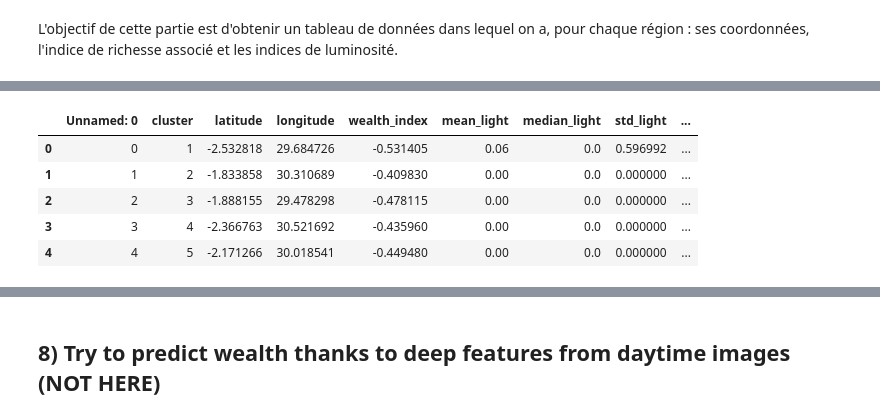
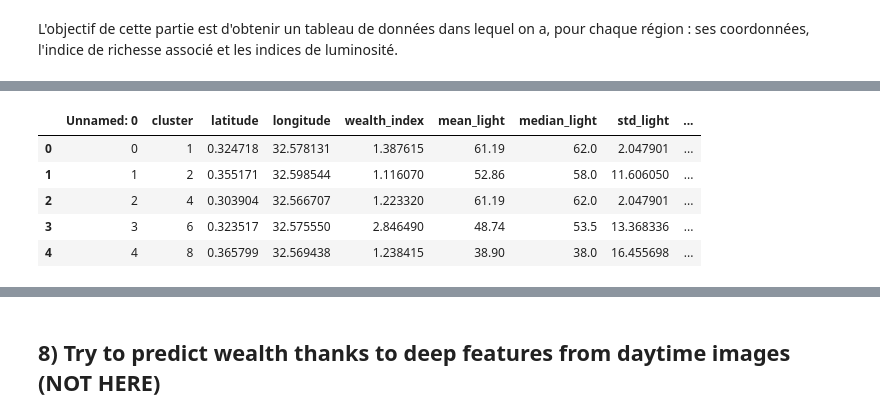
Before and after one commit to ridouaneg/Predict-poverty-from-space, a Jupyter notebook: 1_data_survey_nightlight.ipynb, the cells around one changed output, grey strips where cells are left out. Saved outputs shown, nothing was run; the diff lists cells and outputs as text; code cells hidden in the pictures.

```diff
--- a/1_data_survey_nightlight.ipynb
+++ b/1_data_survey_nightlight.ipynb
@@ -253,10 +238,10 @@ wealth_geo_light_merge.to_csv('./data/rwanda')
 # %%
-df_rwanda = pd.read_csv('./data/rwanda')
-df_rwanda.head()
+df_malawi = pd.read_csv('./data/uganda')
+df_malawi.head()
 # %% [output]
 |  | Unnamed: 0 | cluster | latitude | longitude | wealth_index | mean_light | median_light | std_light | ... |
-| 0 | 0 | 1 | -2.532818 | 29.684726 | -0.531405 | 0.06 | 0.0 | 0.596992 | ... |
-| 1 | 1 | 2 | -1.833858 | 30.310689 | -0.409830 | 0.00 | 0.0 | 0.000000 | ... |
-| 2 | 2 | 3 | -1.888155 | 29.478298 | -0.478115 | 0.00 | 0.0 | 0.000000 | ... |
-| 3 | 3 | 4 | -2.366763 | 30.521692 | -0.435960 | 0.00 | 0.0 | 0.000000 | ... |
-| 4 | 4 | 5 | -2.171266 | 30.018541 | -0.449480 | 0.00 | 0.0 | 0.000000 | ... |
+| 0 | 0 | 1 | 0.324718 | 32.578131 | 1.387615 | 61.19 | 62.0 | 2.047901 | ... |
+| 1 | 1 | 2 | 0.355171 | 32.598544 | 1.116070 | 52.86 | 58.0 | 11.606050 | ... |
+| 2 | 2 | 4 | 0.303904 | 32.566707 | 1.223320 | 61.19 | 62.0 | 2.047901 | ... |
+| 3 | 3 | 6 | 0.323517 | 32.575550 | 2.846490 | 48.74 | 53.5 | 13.368336 | ... |
+| 4 | 4 | 8 | 0.365799 | 32.569438 | 1.238415 | 38.90 | 38.0 | 16.455698 | ... |
```
Also changed, not shown: parts of 17 cells of this notebook, 4 other files.
